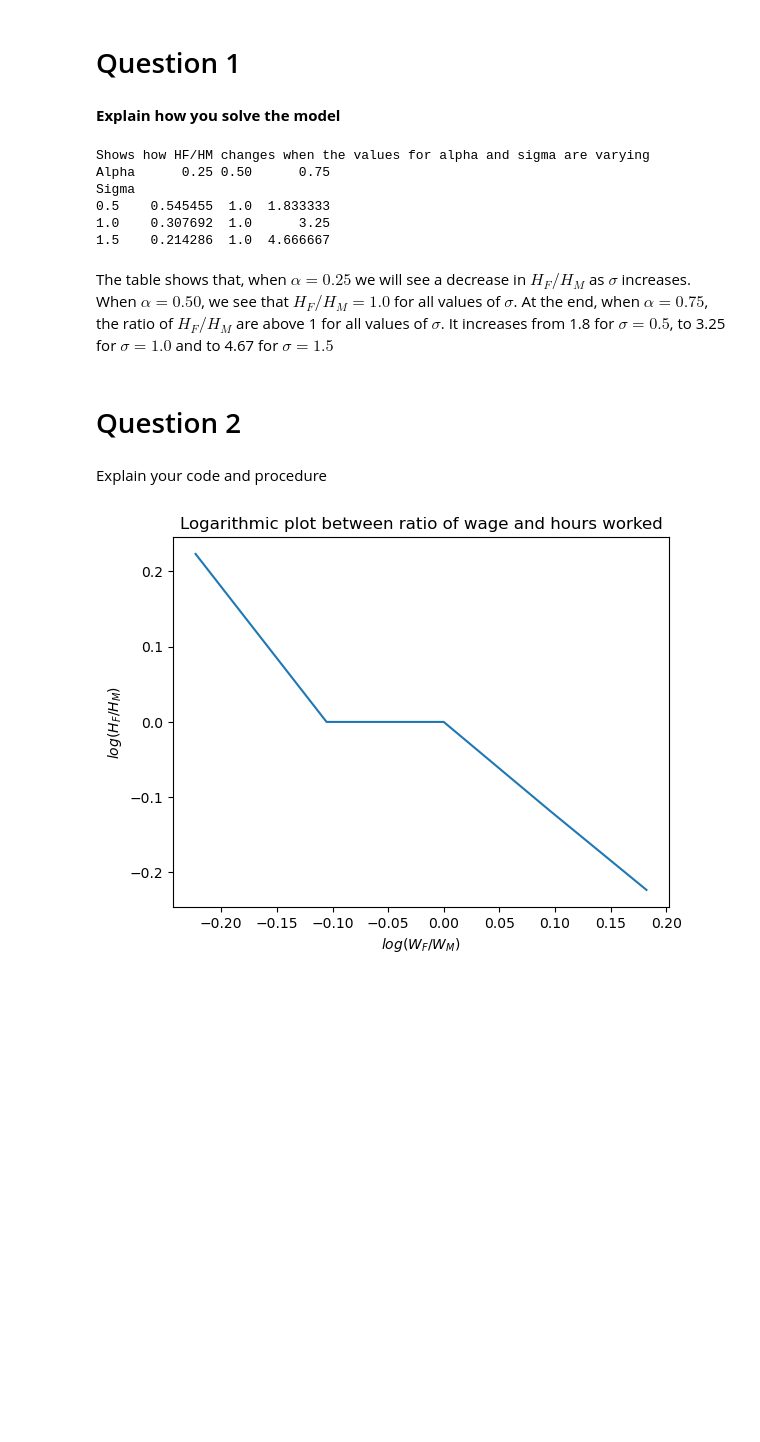
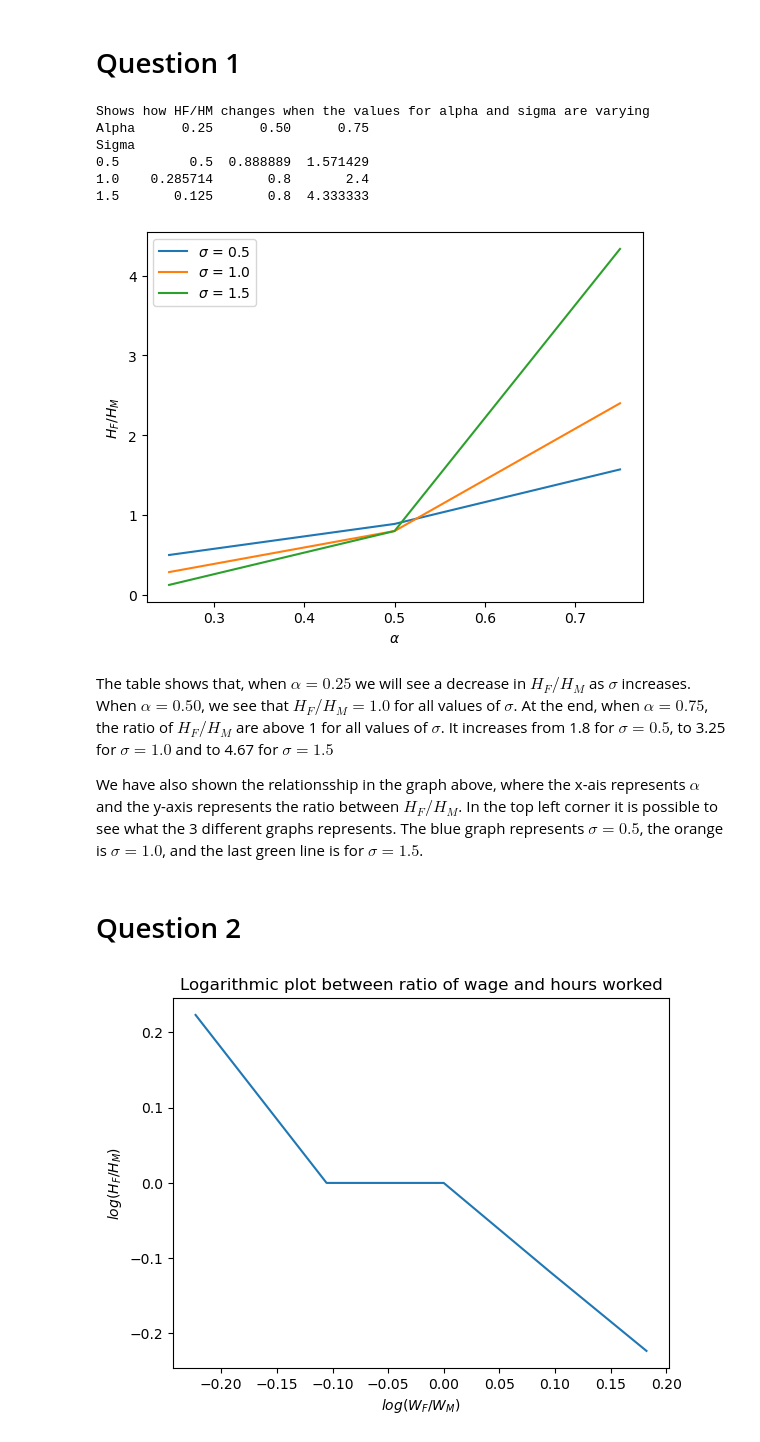
Before and after one commit to NumEconCopenhagen/projects-2023-jc, a Jupyter notebook: inauguralproject/inauguralproject.ipynb, the cells around one changed output. Saved outputs shown, nothing was run; the diff lists cells and outputs as text; code cells hidden in the pictures; blank space fills up the shorter version.

Commit message:
Mangler plot opg 3

```diff
--- a/inauguralproject/inauguralproject.ipynb
+++ b/inauguralproject/inauguralproject.ipynb
@@ -36,50 +36,59 @@ import household as model
 hsm = model.HouseholdSpecializationModelClass()
 # %% [markdown]
 # Question 1
-# %% [markdown]
-**Explain how you solve the model**
 # %%
 model = hsm
 par = model.par
 sol = model.sol
 
 # Defining values for alpha and sigma given in the exercise
 alpha_values = [0.25, 0.5, 0.75]
 sigma_values = [0.5, 1.0, 1.5]
 
 # Creating a dataframe - alpha valuess are the columns and sigma valuess are the rows
 df = pd.DataFrame(columns = alpha_values, index = sigma_values)
 
 # Making a loop with alpha and sigma and use 'solve_discrete' to HF and HM
 for i in alpha_values:
     for j in sigma_values:
         #alpha added to the model
         hsm.par.alpha = i
         #sigma added to the model
         hsm.par.sigma = j
         #solve the model as dsol
         dsol = hsm.solve_discrete()
         #find the ratio between HF and HM
         ratio_HFHM = dsol.HF/dsol.HM
         #add the ratio to the dataframe created earlier
         df.loc[j,i] = ratio_HFHM
 
 df = df.rename_axis('Sigma').rename_axis('Alpha', axis=1)
 print('Shows how HF/HM changes when the values for alpha and sigma are varying')
 print(df)
+
+#Plotting HF/HM on alpha for every valye of sigma:
+fig, ax = plt.subplots()
+for j in sigma_values:
+    y = [df.loc[j,i] for i in alpha_values]
+    ax.plot(alpha_values, y, label=f"$\u03c3$ = {j}")
+ax.set_xlabel("$\u03b1$")
+ax.set_ylabel("$H_F/H_M$")
+ax.legend()
+plt.show()
 # %% [output]
 Shows how HF/HM changes when the values for alpha and sigma are varying
-Alpha      0.25 0.50      0.75
+Alpha      0.25      0.50      0.75
 Sigma
-0.5    0.545455  1.0  1.833333
-1.0    0.307692  1.0      3.25
-1.5    0.214286  1.0  4.666667
+0.5         0.5  0.888889  1.571429
+1.0    0.285714       0.8       2.4
+1.5       0.125       0.8  4.333333
+[figure, added]
 # %% [markdown]
 The table shows that, when $\alpha = 0.25$ we will see a decrease in $H_F/H_M$ as $\sigma$ increases. When $\alpha = 0.50$, we see that $H_F/H_M = 1.0$ for all values of $\sigma$. At the end, when $\alpha = 0.75$, the ratio of $H_F/H_M$ are above 1 for all values of $\sigma$. It increases from 1.8 for $\sigma = 0.5$, to 3.25 for $\sigma = 1.0$ and to 4.67 for $\sigma = 1.5$
+
+We have also shown the relationsship in the graph above, where the x-ais represents $\alpha$ and the y-axis represents the ratio between $H_F/H_M$. In the top left corner it is possible to see what the 3 different graphs represents. The blue graph represents $\sigma = 0.5$, the orange is $\sigma = 1.0$, and the last green line is for $\sigma = 1.5$.
 # %% [markdown]
 # Question 2
-# %% [markdown]
-Explain your code and procedure
 # %%
 hsm.par.alpha = 0.5
 hsm.par.sigma = 1
```
Also changed, not shown: parts of 2 cells of this notebook.
